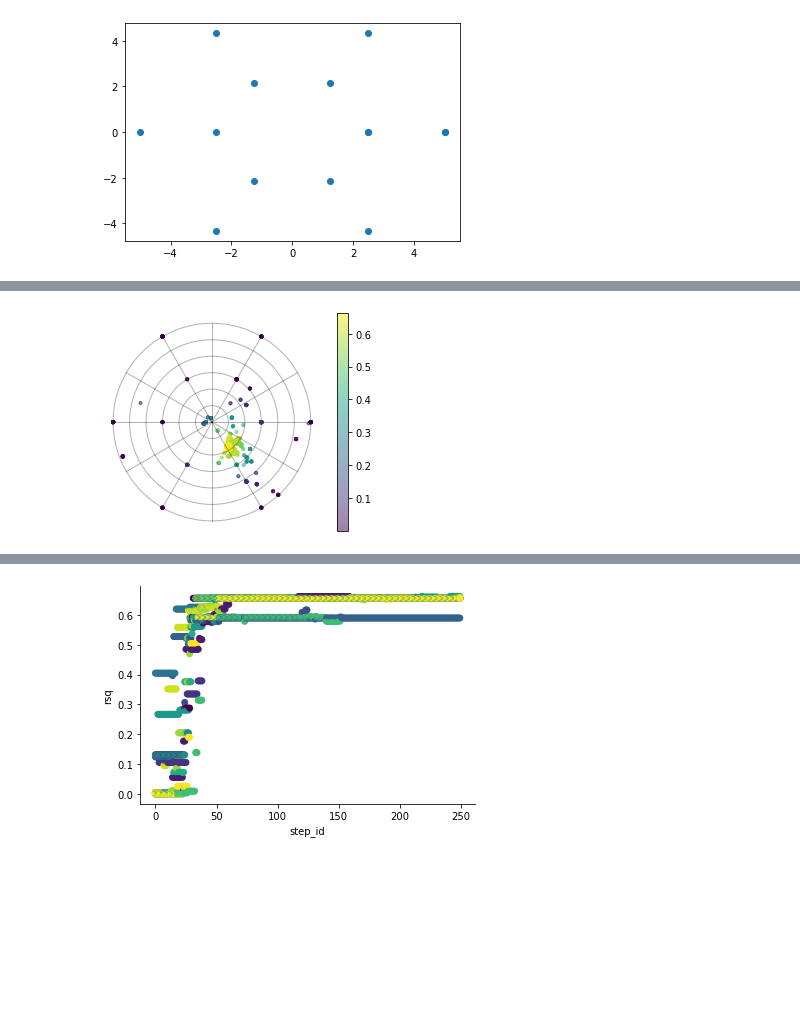
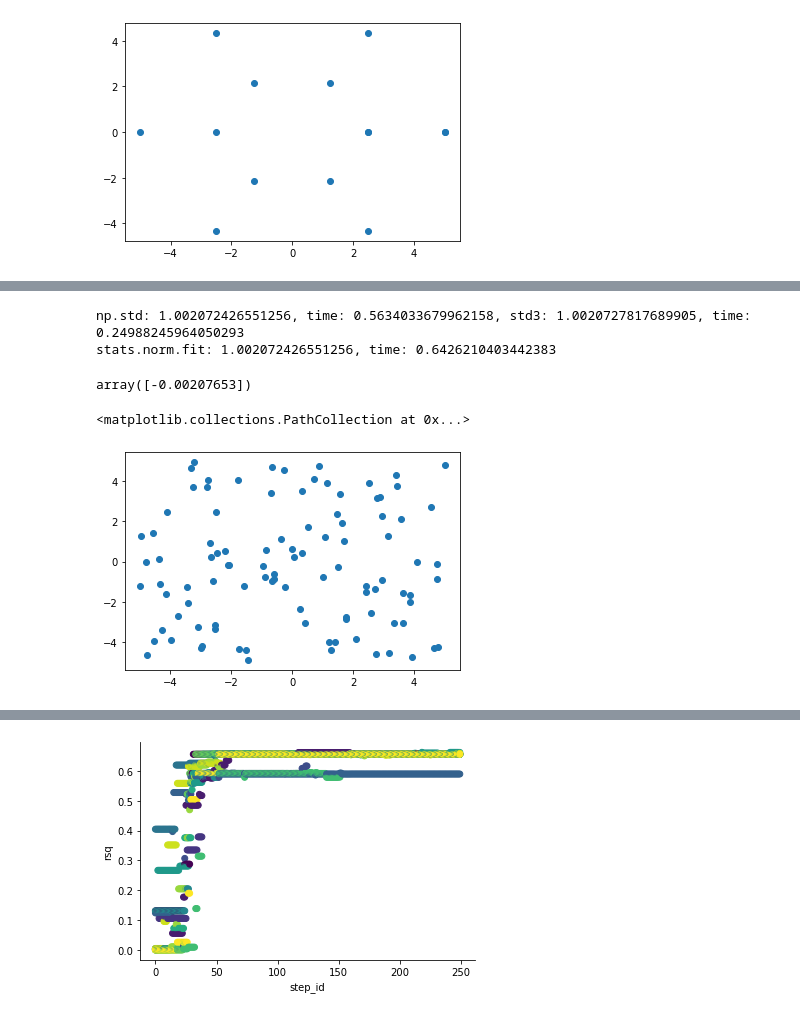
Before and after one commit to mdaghlian/prfpy_bayes, a Jupyter notebook: example_MICRO.ipynb, the cells around one changed output, grey strips where cells are left out. Saved outputs shown, nothing was run; the diff lists cells and outputs as text; code cells hidden in the pictures; blank space fills up the shorter version.

```diff
--- a/example_MICRO.ipynb
+++ b/example_MICRO.ipynb
@@ -266,8 +206,55 @@ Multi process: 0:00:26.591819
-# %%
-bprf2.sampler[0].visual_field(
-    dot_col='rsq',
-    th={},
-    dot_size=10,
-)
-# %% [output]
-[figure, removed]
+# %%
+import numpy as np
+import time
+
+import scipy.stats as stats
+
+# Generate some random data
+data = np.random.randn(10000)
+# Measure time for np.std
+start_time = time.time()
+for i in range(10000):
+    # data = np.random.randn(10000)
+    std_np = data.std()
+end_time = time.time()
+time_np = end_time - start_time
+
+# Measure time for stats.norm.fit
+start_time = time.time()
+for i in range(10000):
+    # data = np.random.randn(10000)
+
+    _, std_stats = stats.norm.fit(data,) # floc=0)
+end_time = time.time()
+time_stats = end_time - start_time
+
+
+# Measure time for stats.norm.fit
+start_time = time.time()
+for i in range(10000):
+    # data = np.random.randn(10000)
+
+    std3 = np.sqrt((data**2).mean())
+end_time = time.time()
+time_std = end_time - start_time
+
+# Print results
+print(f"np.std: {std_np}, time: {time_np}, std3: {std3}, time: {time_std}")
+print(f"stats.norm.fit: {std_stats}, time: {time_stats}")
+# %% [output]
+np.std: 1.002072426551256, time: 0.5634033679962158, std3: 1.0020727817689905, time: 0.24988245964050293
+stats.norm.fit: 1.002072426551256, time: 0.6426210403442383
+# %%
+s,b = quick_glm(
+    np.random.randn(1000),
+    np.random.randn(1000),
+)
+s
+# %% [output]
+array([-0.00207653])
+# %%
+x,y = np.random.uniform(-5,5,100), np.random.uniform(-5,5,100)
+plt.scatter(x,y)
+# %% [output]
+<matplotlib.collections.PathCollection at 0x...>
+[figure, added]
```
Also changed, not shown: parts of 14 cells of this notebook, 18 other files.
